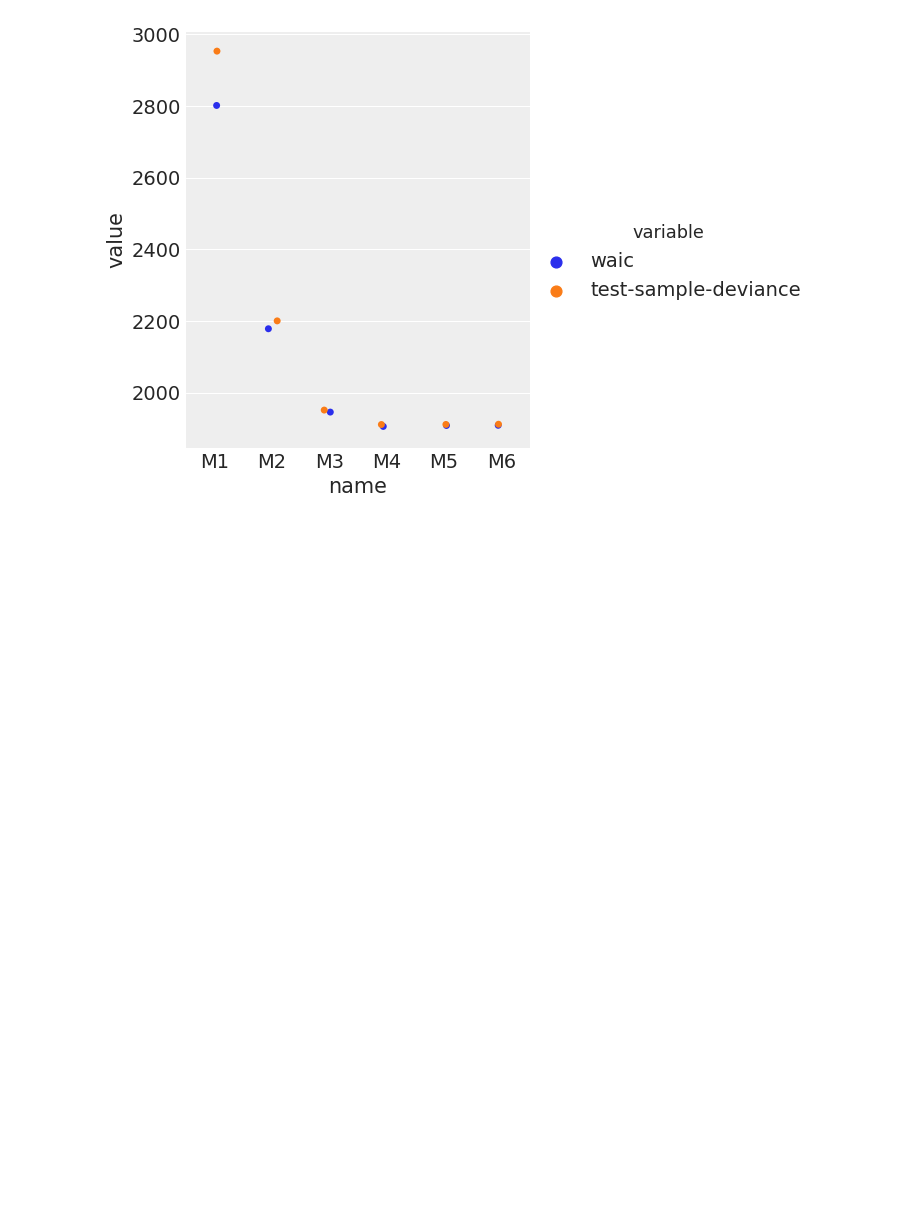
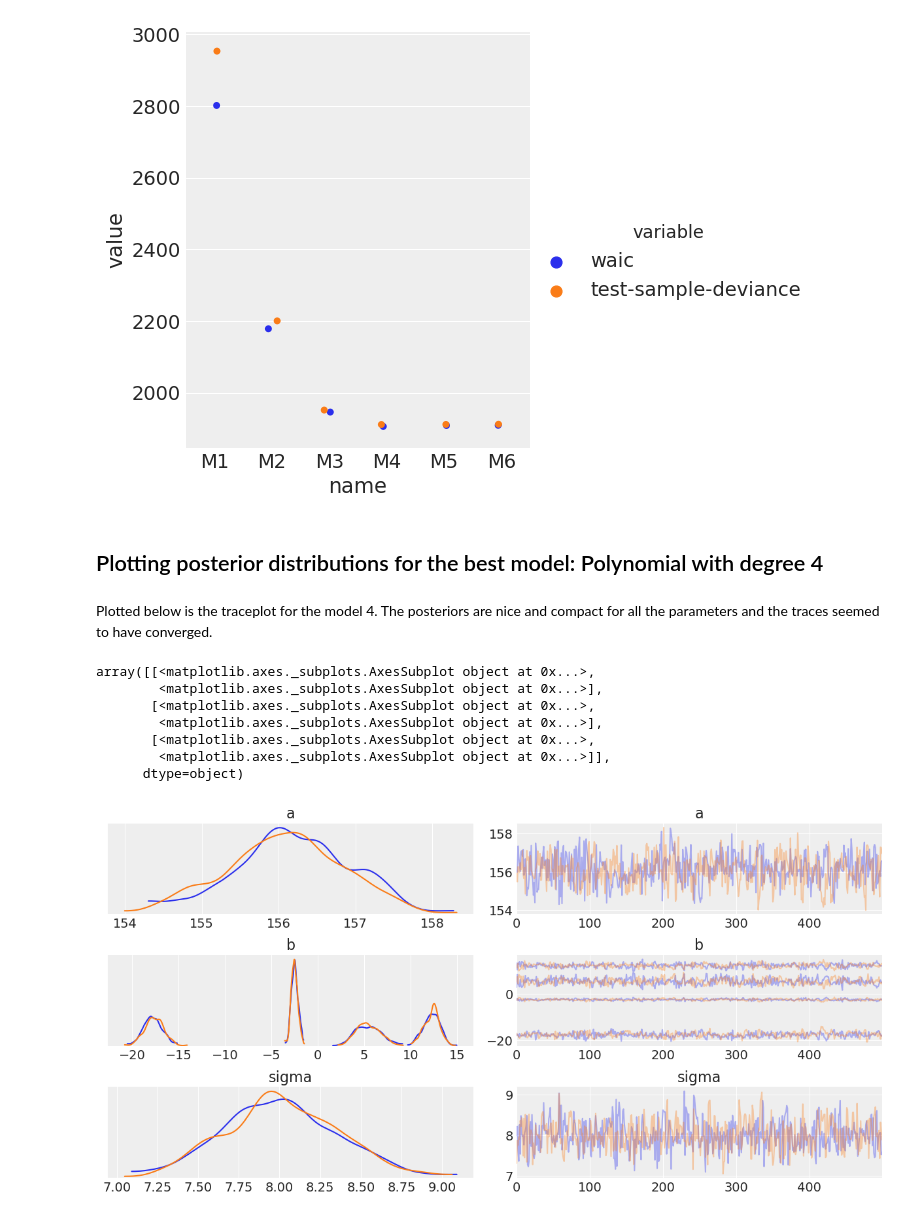
Before and after one commit to AmitKus/udacity_nanodegree_machine_learning_engineer, a Jupyter notebook: capstone_project/capstone_project_part3.ipynb, the cells around one changed output. Cells and saved outputs as stored; diff of their text form; code cells hidden in the pictures; blank space fills up the shorter version.

Commit message:
Added traceplot to part3

```diff
--- a/capstone_project/capstone_project_part3.ipynb
+++ b/capstone_project/capstone_project_part3.ipynb
@@ -212,4 +212,20 @@ df_deviance_melt = pd.melt(df_deviance, id_vars=['name'], value_vars=['waic', 't
 sns.catplot(x="name", y="value", hue="variable", data=df_deviance_melt);
 # %% [output]
 [figure]
+# %% [markdown]
+## Plotting posterior distributions for the best model: Polynomial with degree 4
+# %% [markdown]
+Plotted below is the traceplot for the model 4. The posteriors are nice and compact for all the parameters and the traces seemed to have converged.
+# %%
+model_trace_dict = load_model_trace_dict()
+pm.traceplot(model_trace_dict['M4'],var_names=['a','b','sigma'])
+# %% [output]
+array([[<matplotlib.axes._subplots.AxesSubplot object at 0x...>,
+        <matplotlib.axes._subplots.AxesSubplot object at 0x...>],
+       [<matplotlib.axes._subplots.AxesSubplot object at 0x...>,
+        <matplotlib.axes._subplots.AxesSubplot object at 0x...>],
+       [<matplotlib.axes._subplots.AxesSubplot object at 0x...>,
+        <matplotlib.axes._subplots.AxesSubplot object at 0x...>]],
+      dtype=object)
+[figure, added]
 # %% [markdown]
```
Also changed, not shown: parts of 1 cell of this notebook.
